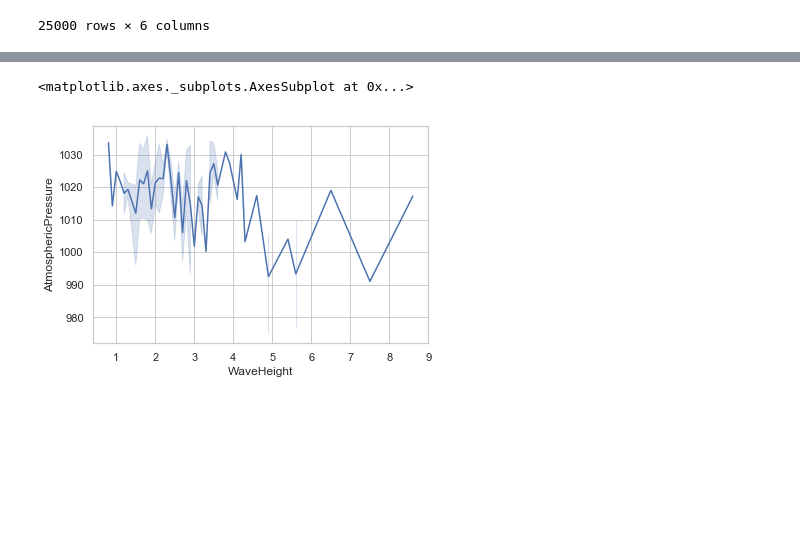
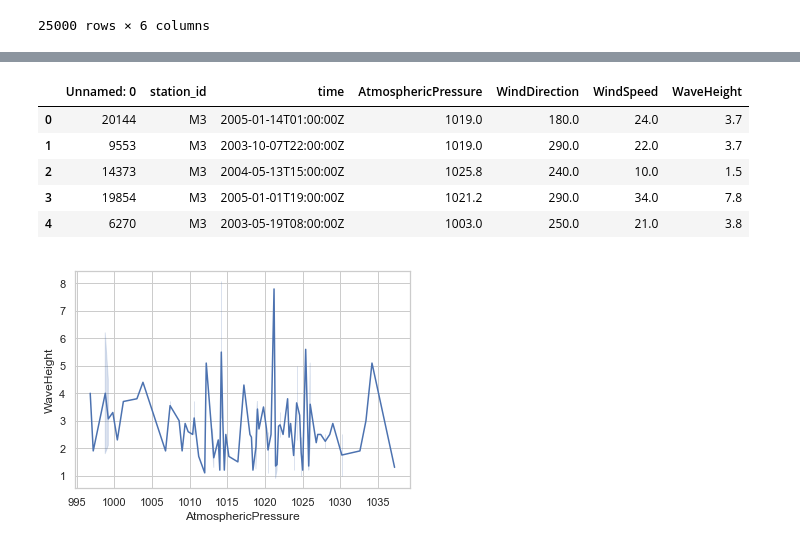
Before and after one commit to brensw/Programming-Project-2018, a Jupyter notebook: Project Notebook.ipynb, the cells around one changed output, grey strips where cells are left out. Saved outputs shown, nothing was run; the diff lists cells and outputs as text; code cells hidden in the pictures; blank space fills up the shorter version.

```diff
--- a/Project Notebook.ipynb
+++ b/Project Notebook.ipynb
@@ -102,6 +102,12 @@ sns.lineplot(data=data, palette="tab10", linewidth=2.5)
 # %%
-sns.lineplot(x="WaveHeight", y="AtmosphericPressure",
+sns.lineplot(x="AtmosphericPressure",y="WaveHeight",
              data=testdata)
+testdata.head(5)
 # %% [output]
-<matplotlib.axes._subplots.AxesSubplot at 0x...>
+|  | Unnamed: 0 | station_id | time | AtmosphericPressure | WindDirection | WindSpeed | WaveHeight |
+| 0 | 20144 | M3 | 2005-01-14T01:00:00Z | 1019.0 | 180.0 | 24.0 | 3.7 |
+| 1 | 9553 | M3 | 2003-10-07T22:00:00Z | 1019.0 | 290.0 | 22.0 | 3.7 |
+| 2 | 14373 | M3 | 2004-05-13T15:00:00Z | 1025.8 | 240.0 | 10.0 | 1.5 |
+| 3 | 19854 | M3 | 2005-01-01T19:00:00Z | 1021.2 | 290.0 | 34.0 | 7.8 |
+| 4 | 6270 | M3 | 2003-05-19T08:00:00Z | 1003.0 | 250.0 | 21.0 | 3.8 |
-[figure, old version]
+[figure, new version]
```
Also changed, not shown: parts of 8 cells of this notebook, 2 other files.
